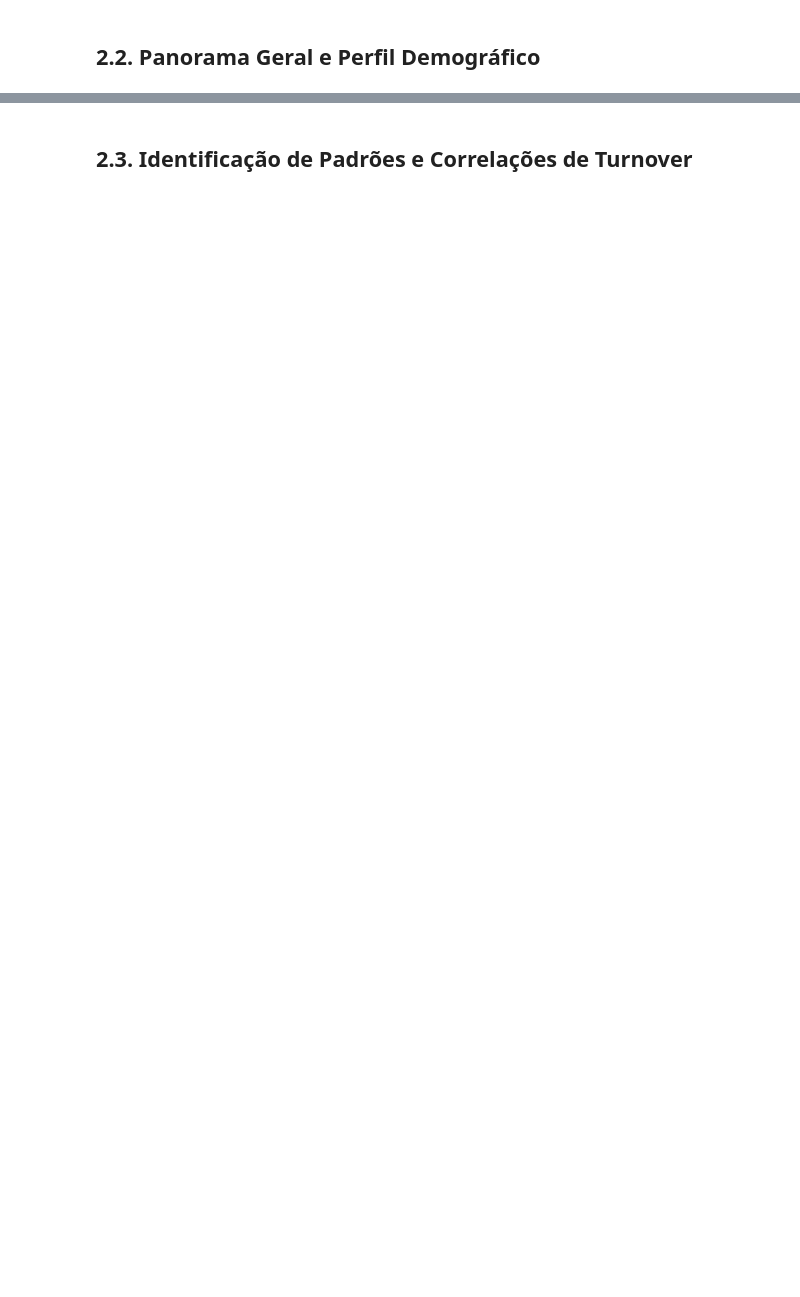
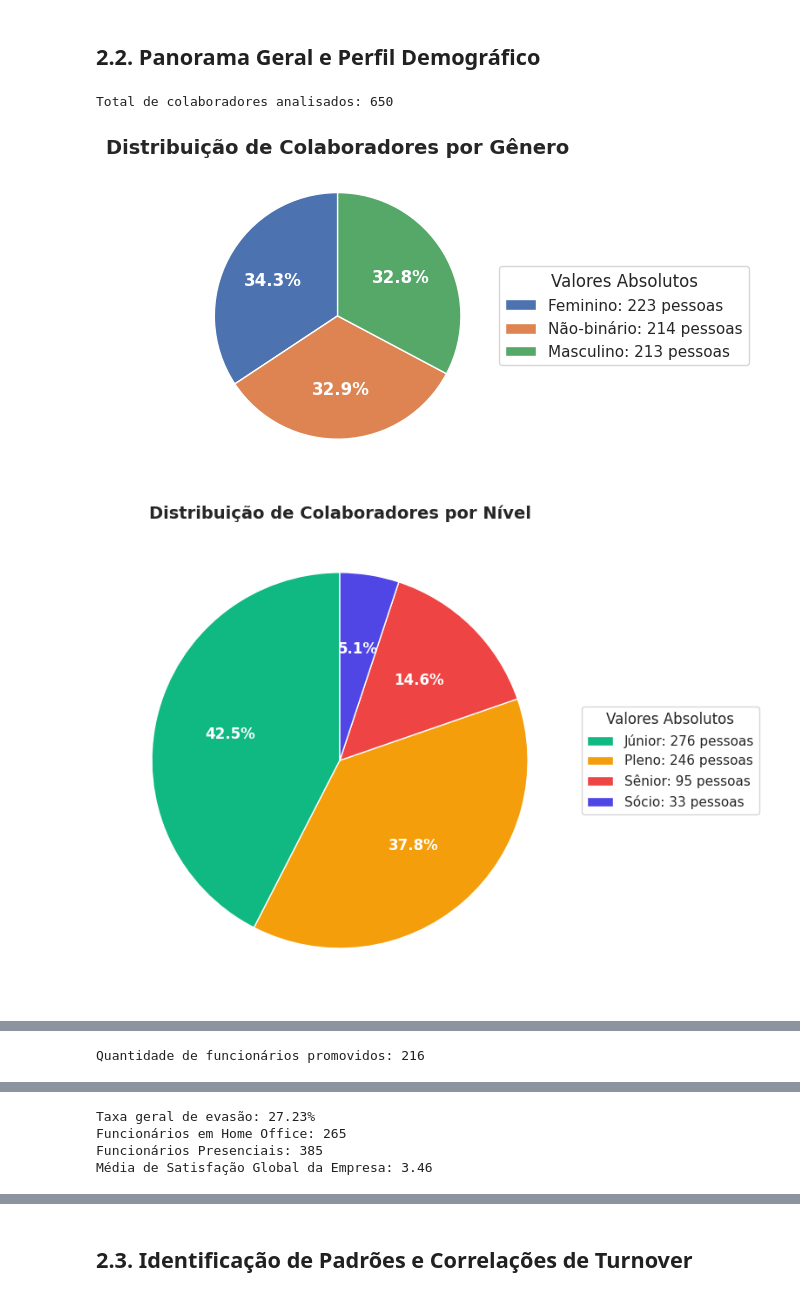
Before and after one commit to 1JoaoVitor0/Projeto-de-Nivelamento00---LACEDA, a Jupyter notebook: Nivelamento00_LACEDA_GuilhermeXavier.ipynb, the cells around one changed output, grey strips where cells are left out. Cells and saved outputs as stored; diff of their text form; code cells hidden in the pictures; blank space fills up the shorter version.

```diff
--- a/Nivelamento00_LACEDA_GuilhermeXavier.ipynb
+++ b/Nivelamento00_LACEDA_GuilhermeXavier.ipynb
@@ -9,13 +9,13 @@ pd.set_option('display.max_columns', None)
 
 # Importando os arquivos e carregando com Pandas
 
-caminho_departamentos = 'dados/departamentos.csv'
+caminho_departamentos = '/content/drive/MyDrive/dados--laceda/departamentos.csv'
 dfDepartamentos = pd.read_csv(caminho_departamentos)
 
-caminho_funcionarios = 'dados/funcionarios.csv'
+caminho_funcionarios = '/content/drive/MyDrive/dados--laceda/funcionarios.csv'
 dfFuncionarios = pd.read_csv(caminho_funcionarios)
 
-caminho_filiais = 'dados/filiais.csv'
+caminho_filiais = '/content/drive/MyDrive/dados--laceda/filiais.csv'
 dfFiliais = pd.read_csv(caminho_filiais)
 # %% [markdown]
 # 2.Análise Exploratória de Dados e Achados
@@ -332,6 +372,11 @@ total_presencial = (df_completo["home_office"] == False).sum()
 print(f"Funcionários em Home Office: {total_home_office}")
 print(f"Funcionários Presenciais: {total_presencial}")
 
+### Média de satisfação global da empresa
+
+media_global = df_completo['score_satisfacao'].mean()
+print(f"Média de Satisfação Global da Empresa: {media_global:.2f}")
+
 ## Extraindo os dados em uma tabela
 
 def extrair_metricas(df, coluna):
@@ -388,30 +433,34 @@ tabela = ax.table(
     cellText=linhas_tabela,
     colLabels=col_labels,
     loc="center",
     cellLoc="center",
 )
 
 tabela.auto_set_font_size(False)
 tabela.set_fontsize(10)
 tabela.scale(1.2, 1.35)
 
 for (row, col), cell in tabela.get_celld().items():
     if row == 0:
         cell.set_facecolor("#4C72B0")
         cell.set_text_props(weight="bold", color="white")
     else:
         cell.set_facecolor("#F2F4F8" if row % 2 == 0 else "white")
         if col in [0, 1]:
             cell.set_text_props(ha="left")
 
 plt.title(
     f"Resumo do Panorama Geral da Empresa (Total: {total_colaboradores} Colaboradores)",
     fontsize=12,
     fontweight="bold",
     pad=15,
 )
 
 plt.tight_layout()
 
 plt.savefig("2.2.tabela_resumo_panorama.png", dpi=300, bbox_inches="tight")
 plt.show()
+# %% [output]
+Total de colaboradores analisados: 650
+[figure, added]
+[figure, added]
@@ -417,0 +469 @@ plt.show()
+Quantidade de funcionários promovidos: 216
@@ -417,0 +471,4 @@ plt.show()
+Taxa geral de evasão: 27.23%
+Funcionários em Home Office: 265
+Funcionários Presenciais: 385
+Média de Satisfação Global da Empresa: 3.46
```
Also changed, not shown: parts of 6 cells of this notebook, 6 other files.
